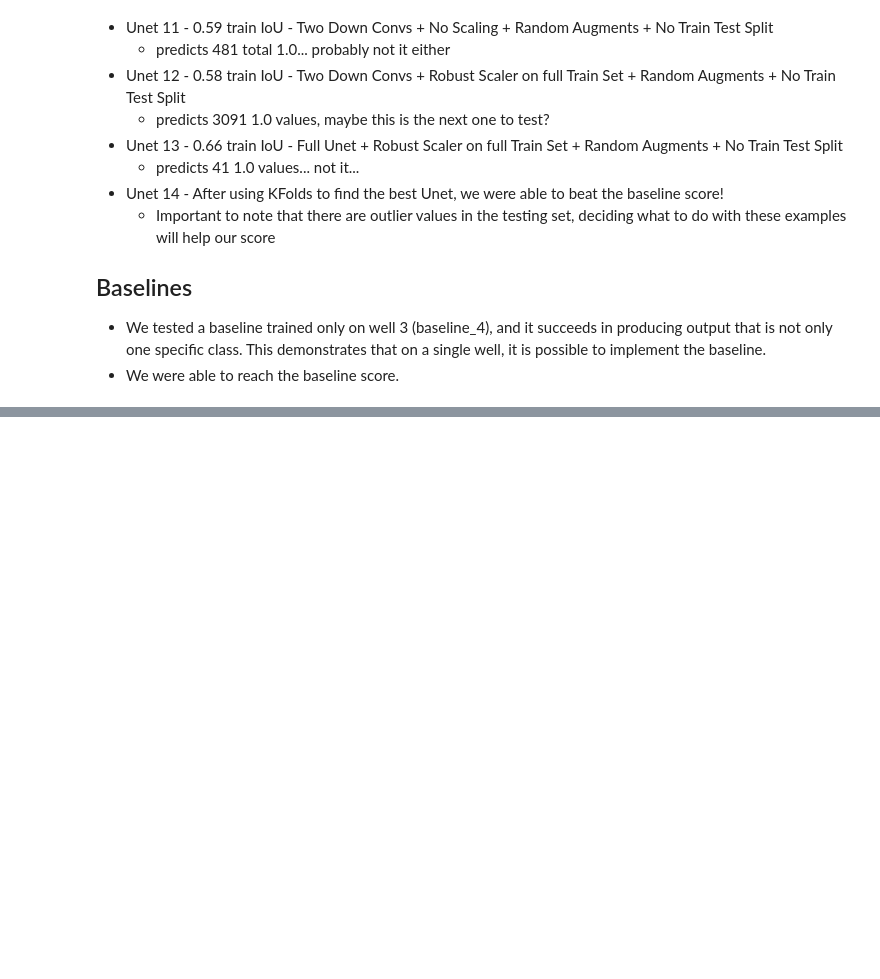
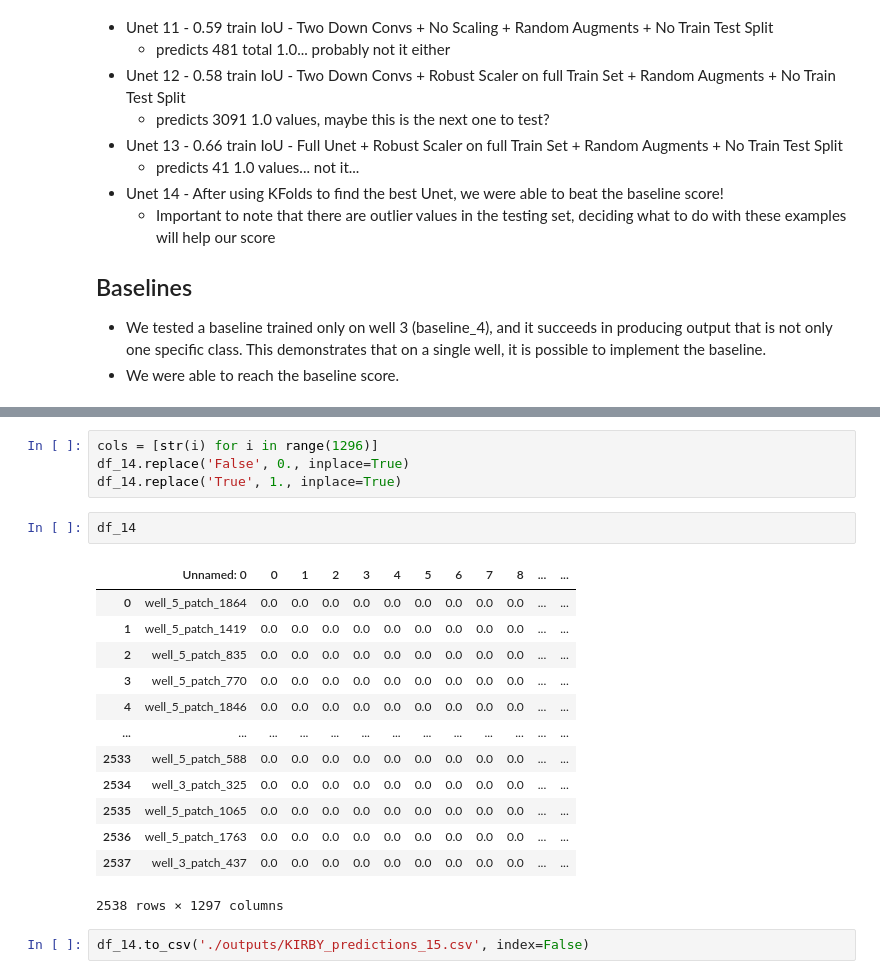
Before and after one commit to EllingtonKirby/Pipe-Corrosion-Detection, a Jupyter notebook: evaluation.ipynb, the cells around one changed output, grey strips where cells are left out. Cells and saved outputs as stored; diff of their text form; blank space fills up the shorter version.

```diff
--- a/evaluation.ipynb
+++ b/evaluation.ipynb
@@ -198,0 +270,22 @@ When looking at the output we are just predicting 0.0 for everything, and that i
+# %%
+cols = [str(i) for i in range(1296)]
+df_14.replace('False', 0., inplace=True)
+df_14.replace('True', 1., inplace=True)
+# %%
+df_14
+# %% [output]
+|  | Unnamed: 0 | 0 | 1 | 2 | 3 | 4 | 5 | 6 | 7 | 8 | ... | ... |
+| 0 | well_5_patch_1864 | 0.0 | 0.0 | 0.0 | 0.0 | 0.0 | 0.0 | 0.0 | 0.0 | 0.0 | ... | ... |
+| 1 | well_5_patch_1419 | 0.0 | 0.0 | 0.0 | 0.0 | 0.0 | 0.0 | 0.0 | 0.0 | 0.0 | ... | ... |
+| 2 | well_5_patch_835 | 0.0 | 0.0 | 0.0 | 0.0 | 0.0 | 0.0 | 0.0 | 0.0 | 0.0 | ... | ... |
+| 3 | well_5_patch_770 | 0.0 | 0.0 | 0.0 | 0.0 | 0.0 | 0.0 | 0.0 | 0.0 | 0.0 | ... | ... |
+| 4 | well_5_patch_1846 | 0.0 | 0.0 | 0.0 | 0.0 | 0.0 | 0.0 | 0.0 | 0.0 | 0.0 | ... | ... |
+| ... | ... | ... | ... | ... | ... | ... | ... | ... | ... | ... | ... | ... |
+| 2533 | well_5_patch_588 | 0.0 | 0.0 | 0.0 | 0.0 | 0.0 | 0.0 | 0.0 | 0.0 | 0.0 | ... | ... |
+| 2534 | well_3_patch_325 | 0.0 | 0.0 | 0.0 | 0.0 | 0.0 | 0.0 | 0.0 | 0.0 | 0.0 | ... | ... |
+| 2535 | well_5_patch_1065 | 0.0 | 0.0 | 0.0 | 0.0 | 0.0 | 0.0 | 0.0 | 0.0 | 0.0 | ... | ... |
+| 2536 | well_5_patch_1763 | 0.0 | 0.0 | 0.0 | 0.0 | 0.0 | 0.0 | 0.0 | 0.0 | 0.0 | ... | ... |
+| 2537 | well_3_patch_437 | 0.0 | 0.0 | 0.0 | 0.0 | 0.0 | 0.0 | 0.0 | 0.0 | 0.0 | ... | ... |
+2538 rows × 1297 columns
+# %%
+df_14.to_csv('./outputs/KIRBY_predictions_15.csv', index=False)
```
Also changed, not shown: parts of 8 cells of this notebook, 6 other files.
